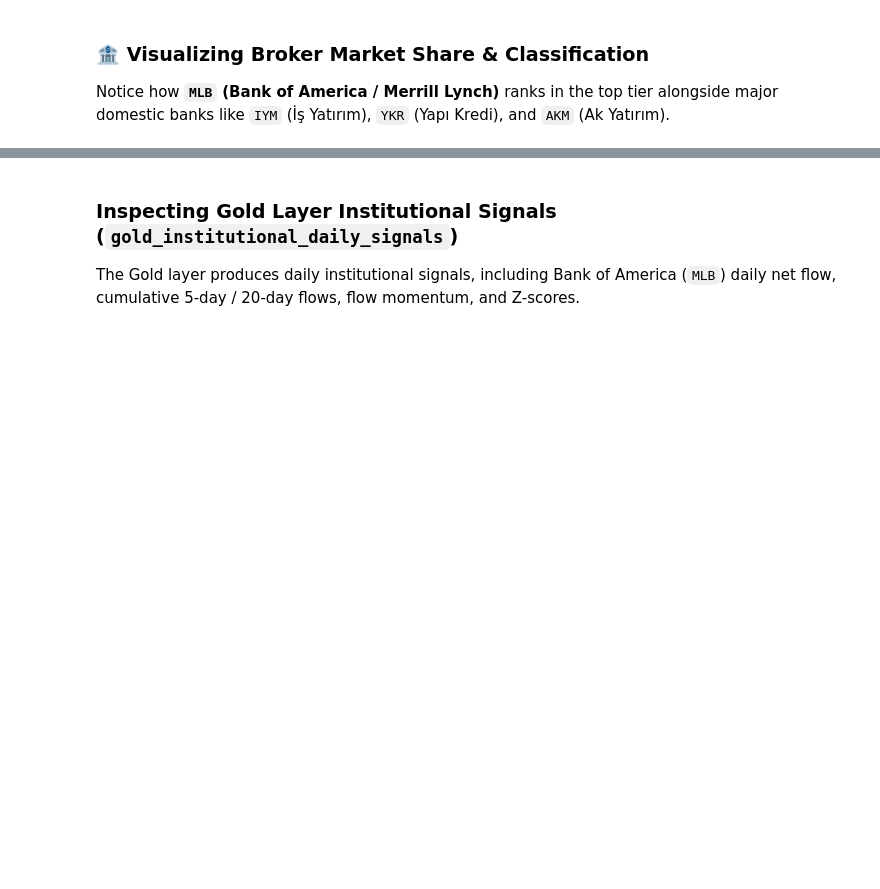
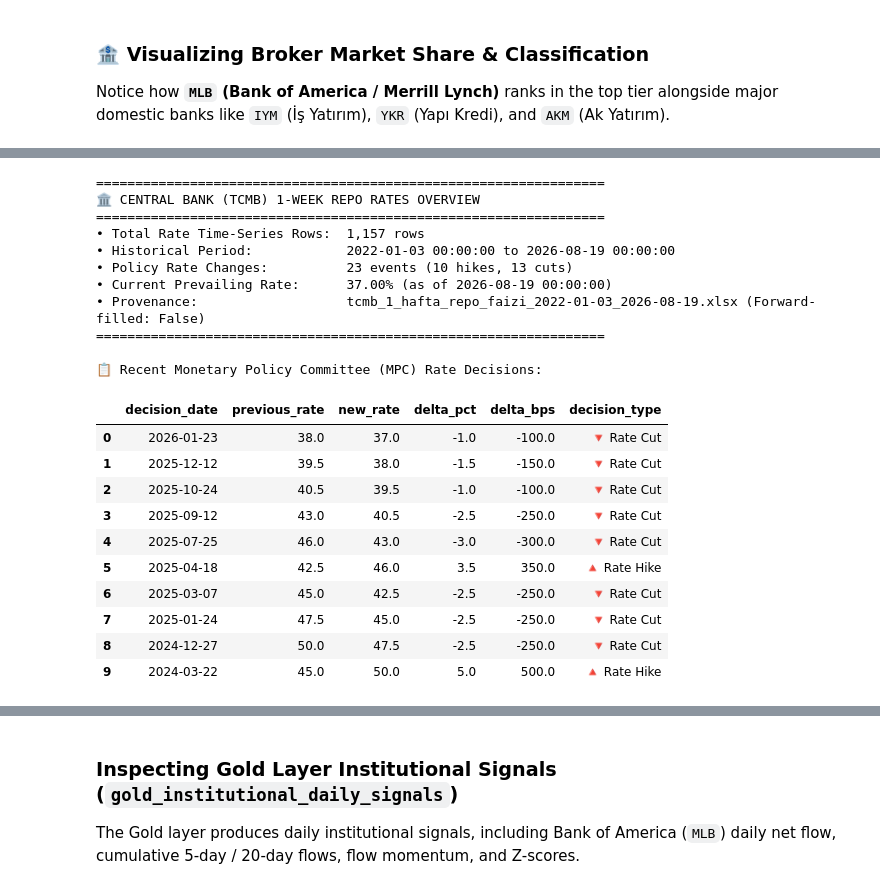
Before and after one commit to ozy-mdk/mdk-trade-oracle, a Jupyter notebook: notebooks/00_data_discovery_and_catalog_analysis.ipynb, the cells around one changed output, grey strips where cells are left out. Saved outputs shown, nothing was run; the diff lists cells and outputs as text; code cells hidden in the pictures; blank space fills up the shorter version.

Commit message:
interest rates data

```diff
--- a/notebooks/00_data_discovery_and_catalog_analysis.ipynb
+++ b/notebooks/00_data_discovery_and_catalog_analysis.ipynb
@@ -234,0 +259,70 @@ fig_brokers.show()
+# %%
+# Inspect Bronze Central Bank rates table
+cbrt_summary = conn.execute("""
+    SELECT
+        COUNT(*) AS total_records,
+        MIN(rate_date) AS start_date,
+        MAX(rate_date) AS end_date,
+        COUNT(CASE WHEN is_rate_change_day THEN 1 END) AS rate_change_events,
+        COUNT(CASE WHEN rate_change > 0 THEN 1 END) AS rate_hikes,
+        COUNT(CASE WHEN rate_change < 0 THEN 1 END) AS rate_cuts
+    FROM bronze_central_bank_rates;
+""").df()
+
+latest_rate = conn.execute("""
+    SELECT rate_date, interest_rate, rate_change, is_forward_filled, raw_source
+    FROM bronze_central_bank_rates
+    ORDER BY rate_date DESC
+    LIMIT 1;
+""").df()
+
+print("=" * 65)
+print("🏛 CENTRAL BANK (TCMB) 1-WEEK REPO RATES OVERVIEW")
+print("=" * 65)
+print(f"• Total Rate Time-Series Rows:  {cbrt_summary['total_records'][0]:,} rows")
+print(f"• Historical Period:            {cbrt_summary['start_date'][0]} to {cbrt_summary['end_date'][0]}")
+print(f"• Policy Rate Changes:          {cbrt_summary['rate_change_events'][0]} events ({cbrt_summary['rate_hikes'][0]} hikes, {cbrt_summary['rate_cuts'][0]} cuts)")
+print(f"• Current Prevailing Rate:      {latest_rate['interest_rate'][0]:.2f}% (as of {latest_rate['rate_date'][0]})")
+print(f"• Provenance:                   {latest_rate['raw_source'][0]} (Forward-filled: {latest_rate['is_forward_filled'][0]})")
+print("=" * 65)
+
+# Display recent policy decision days
+changes_df = conn.execute("""
+    SELECT
+        rate_date AS decision_date,
+        interest_rate - rate_change AS previous_rate,
+        interest_rate AS new_rate,
+        rate_change AS delta_pct,
+        rate_change * 100 AS delta_bps,
+        CASE WHEN rate_change > 0 THEN '🔺 Rate Hike' ELSE '🔻 Rate Cut' END AS decision_type
+    FROM bronze_central_bank_rates
+    WHERE is_rate_change_day = TRUE
+    ORDER BY rate_date DESC
+    LIMIT 10;
+""").df()
+
+print("\n📋 Recent Monetary Policy Committee (MPC) Rate Decisions:")
+display(changes_df)
+# %% [output]
+=================================================================
+🏛 CENTRAL BANK (TCMB) 1-WEEK REPO RATES OVERVIEW
+=================================================================
+• Total Rate Time-Series Rows:  1,157 rows
+• Historical Period:            2022-01-03 00:00:00 to 2026-08-19 00:00:00
+• Policy Rate Changes:          23 events (10 hikes, 13 cuts)
+• Current Prevailing Rate:      37.00% (as of 2026-08-19 00:00:00)
+• Provenance:                   tcmb_1_hafta_repo_faizi_2022-01-03_2026-08-19.xlsx (Forward-filled: False)
+=================================================================
+
+📋 Recent Monetary Policy Committee (MPC) Rate Decisions:
+|  | decision_date | previous_rate | new_rate | delta_pct | delta_bps | decision_type |
+| 0 | 2026-01-23 | 38.0 | 37.0 | -1.0 | -100.0 | 🔻 Rate Cut |
+| 1 | 2025-12-12 | 39.5 | 38.0 | -1.5 | -150.0 | 🔻 Rate Cut |
+| 2 | 2025-10-24 | 40.5 | 39.5 | -1.0 | -100.0 | 🔻 Rate Cut |
+| 3 | 2025-09-12 | 43.0 | 40.5 | -2.5 | -250.0 | 🔻 Rate Cut |
+| 4 | 2025-07-25 | 46.0 | 43.0 | -3.0 | -300.0 | 🔻 Rate Cut |
+| 5 | 2025-04-18 | 42.5 | 46.0 | 3.5 | 350.0 | 🔺 Rate Hike |
+| 6 | 2025-03-07 | 45.0 | 42.5 | -2.5 | -250.0 | 🔻 Rate Cut |
+| 7 | 2025-01-24 | 47.5 | 45.0 | -2.5 | -250.0 | 🔻 Rate Cut |
+| 8 | 2024-12-27 | 50.0 | 47.5 | -2.5 | -250.0 | 🔻 Rate Cut |
+| 9 | 2024-03-22 | 45.0 | 50.0 | 5.0 | 500.0 | 🔺 Rate Hike |
```
Also changed, not shown: parts of 12 cells of this notebook, 9 other files.
